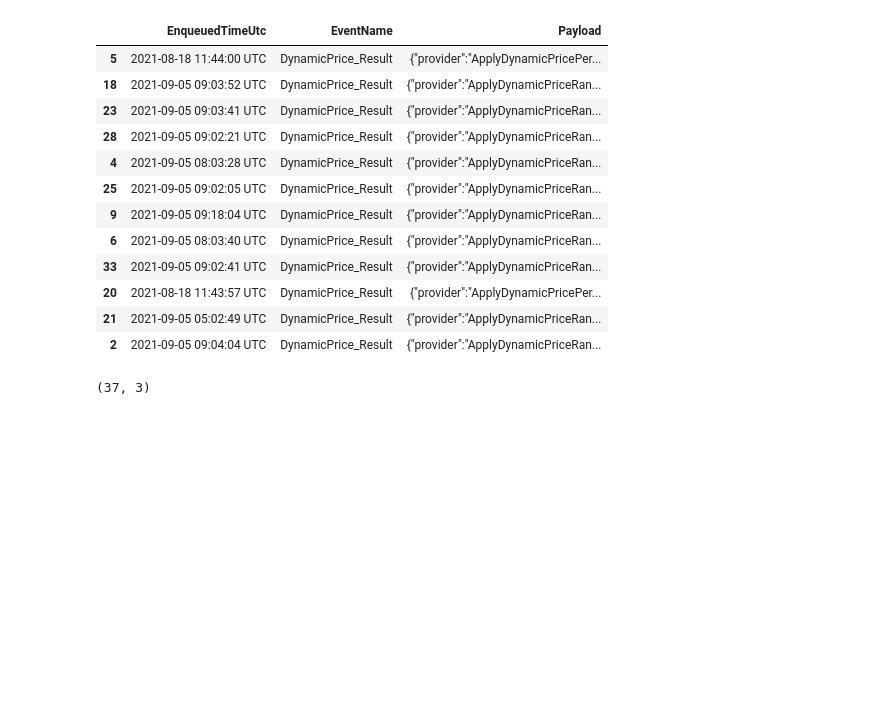
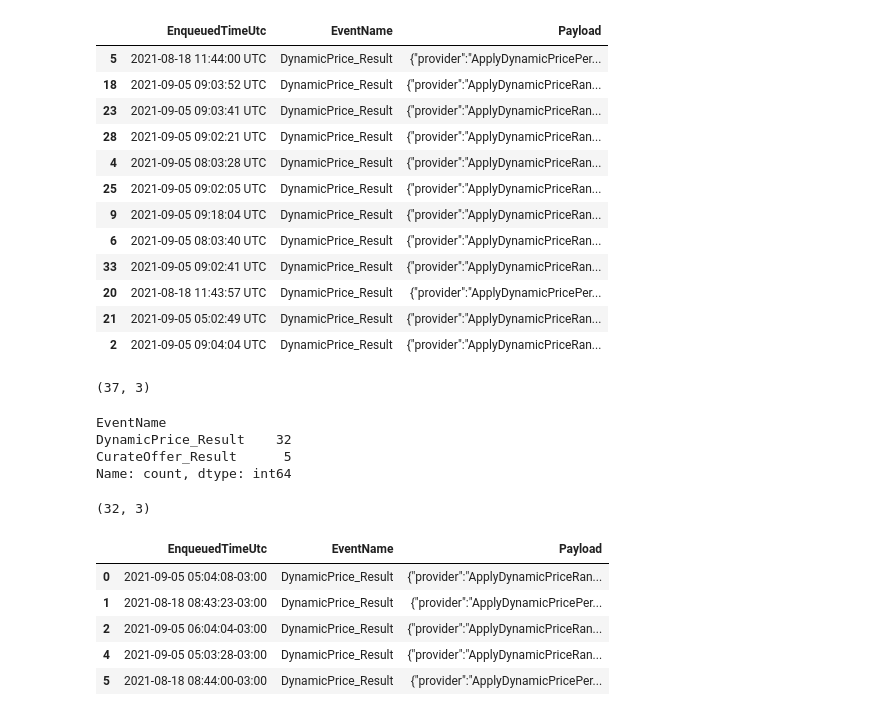
Before and after one commit to Piotr8706/Smaller_data_projects, a Jupyter notebook: Data Transformation/Analysis.ipynb, the cells around one changed output. Drawn from its saved outputs; the diff is of its cells as text; code cells hidden in the pictures; blank space fills up the shorter version.

```diff
--- a/Data Transformation/Analysis.ipynb
+++ b/Data Transformation/Analysis.ipynb
@@ -24,0 +27,21 @@ df.shape
+# %%
+df["EventName"].value_counts()
+# %% [output]
+EventName
+DynamicPrice_Result    32
+CurateOffer_Result      5
+Name: count, dtype: int64
+# %%
+dynamic_price_events = df[df["EventName"] == "DynamicPrice_Result"]
+dynamic_price_events.shape
+# %% [output]
+(32, 3)
+# %%
+dynamic_price_events.head()
+# %% [output]
+|  | EnqueuedTimeUtc | EventName | Payload |
+| 0 | 2021-09-05 05:04:08-03:00 | DynamicPrice_Result | {"provider":"ApplyDynamicPriceRan... |
+| 1 | 2021-08-18 08:43:23-03:00 | DynamicPrice_Result | {"provider":"ApplyDynamicPricePer... |
+| 2 | 2021-09-05 06:04:04-03:00 | DynamicPrice_Result | {"provider":"ApplyDynamicPriceRan... |
+| 4 | 2021-09-05 05:03:28-03:00 | DynamicPrice_Result | {"provider":"ApplyDynamicPriceRan... |
+| 5 | 2021-08-18 08:44:00-03:00 | DynamicPrice_Result | {"provider":"ApplyDynamicPricePer... |
```
Also changed, not shown: parts of 5 cells of this notebook, 1 other file.
